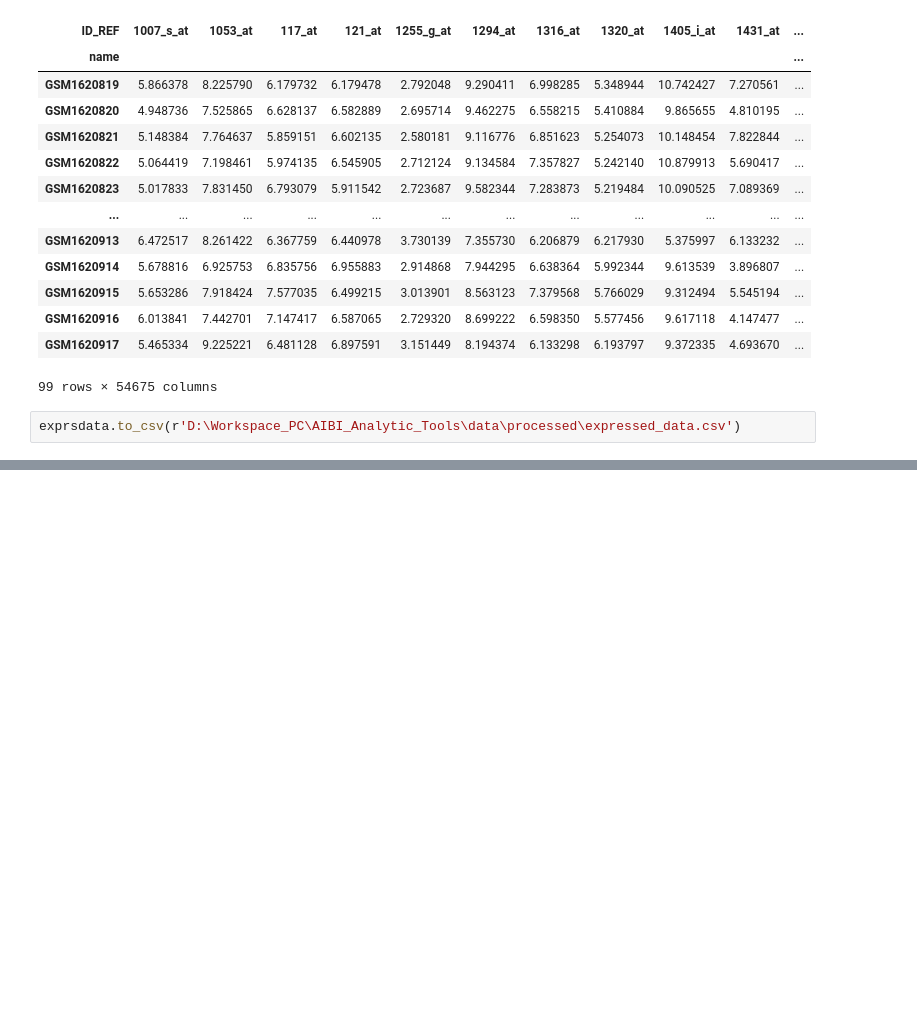
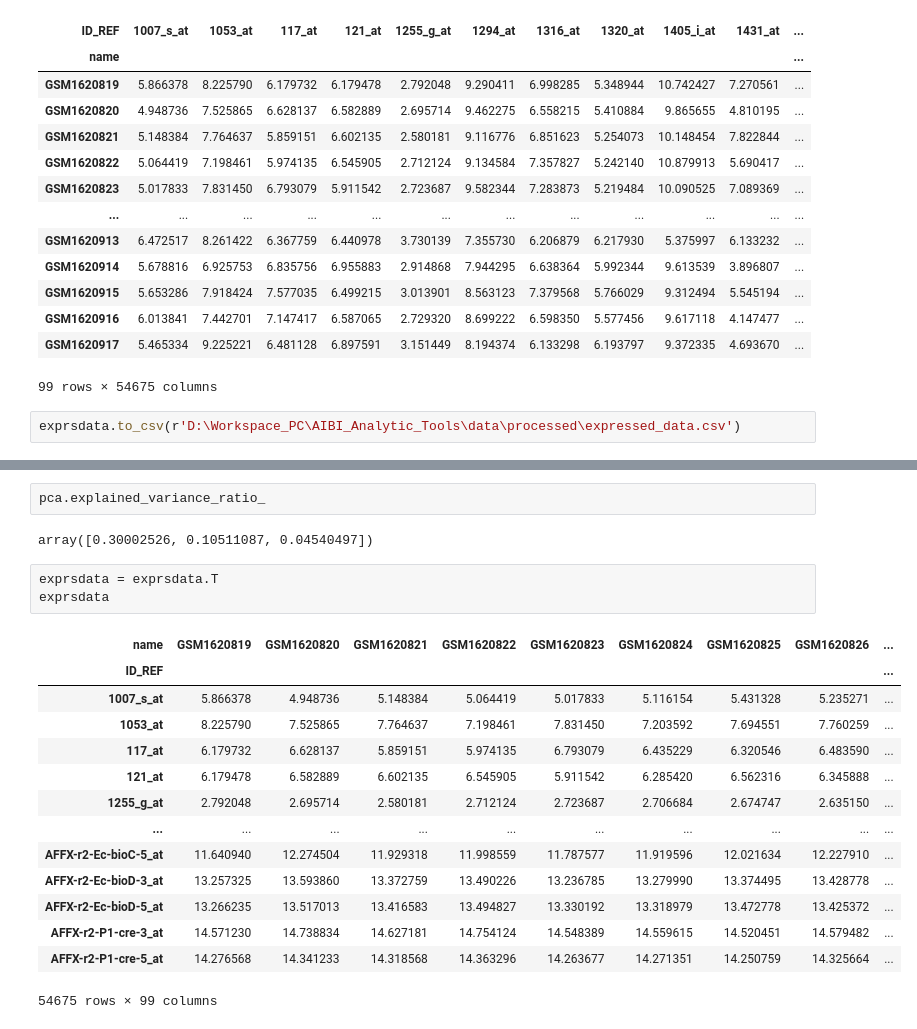
Before and after one commit to surjdev/AIBI_Analytic_tools, a Jupyter notebook: notebooks/implement_github.ipynb, the cells around one changed output, grey strips where cells are left out. Drawn from its saved outputs; the diff is of its cells as text; blank space fills up the shorter version.

```diff
--- a/notebooks/implement_github.ipynb
+++ b/notebooks/implement_github.ipynb
@@ -167,0 +292,22 @@ exprsdata.to_csv(r'D:\Workspace_PC\AIBI_Analytic_Tools\data\processed\expressed_
+# %%
+pca.explained_variance_ratio_
+# %% [output]
+array([0.30002526, 0.10511087, 0.04540497])
+# %%
+exprsdata = exprsdata.T
+exprsdata
+# %% [output]
+| name | GSM1620819 | GSM1620820 | GSM1620821 | GSM1620822 | GSM1620823 | GSM1620824 | GSM1620825 | GSM1620826 | ... |
+| ID_REF |  |  |  |  |  |  |  |  | ... |
+| 1007_s_at | 5.866378 | 4.948736 | 5.148384 | 5.064419 | 5.017833 | 5.116154 | 5.431328 | 5.235271 | ... |
+| 1053_at | 8.225790 | 7.525865 | 7.764637 | 7.198461 | 7.831450 | 7.203592 | 7.694551 | 7.760259 | ... |
+| 117_at | 6.179732 | 6.628137 | 5.859151 | 5.974135 | 6.793079 | 6.435229 | 6.320546 | 6.483590 | ... |
+| 121_at | 6.179478 | 6.582889 | 6.602135 | 6.545905 | 5.911542 | 6.285420 | 6.562316 | 6.345888 | ... |
+| 1255_g_at | 2.792048 | 2.695714 | 2.580181 | 2.712124 | 2.723687 | 2.706684 | 2.674747 | 2.635150 | ... |
+| ... | ... | ... | ... | ... | ... | ... | ... | ... | ... |
+| AFFX-r2-Ec-bioC-5_at | 11.640940 | 12.274504 | 11.929318 | 11.998559 | 11.787577 | 11.919596 | 12.021634 | 12.227910 | ... |
+| AFFX-r2-Ec-bioD-3_at | 13.257325 | 13.593860 | 13.372759 | 13.490226 | 13.236785 | 13.279990 | 13.374495 | 13.428778 | ... |
+| AFFX-r2-Ec-bioD-5_at | 13.266235 | 13.517013 | 13.416583 | 13.494827 | 13.330192 | 13.318979 | 13.472778 | 13.425372 | ... |
+| AFFX-r2-P1-cre-3_at | 14.571230 | 14.738834 | 14.627181 | 14.754124 | 14.548389 | 14.559615 | 14.520451 | 14.579482 | ... |
+| AFFX-r2-P1-cre-5_at | 14.276568 | 14.341233 | 14.318568 | 14.363296 | 14.263677 | 14.271351 | 14.250759 | 14.325664 | ... |
+54675 rows × 99 columns
```
Also changed, not shown: parts of 20 cells of this notebook, 3 other files.
